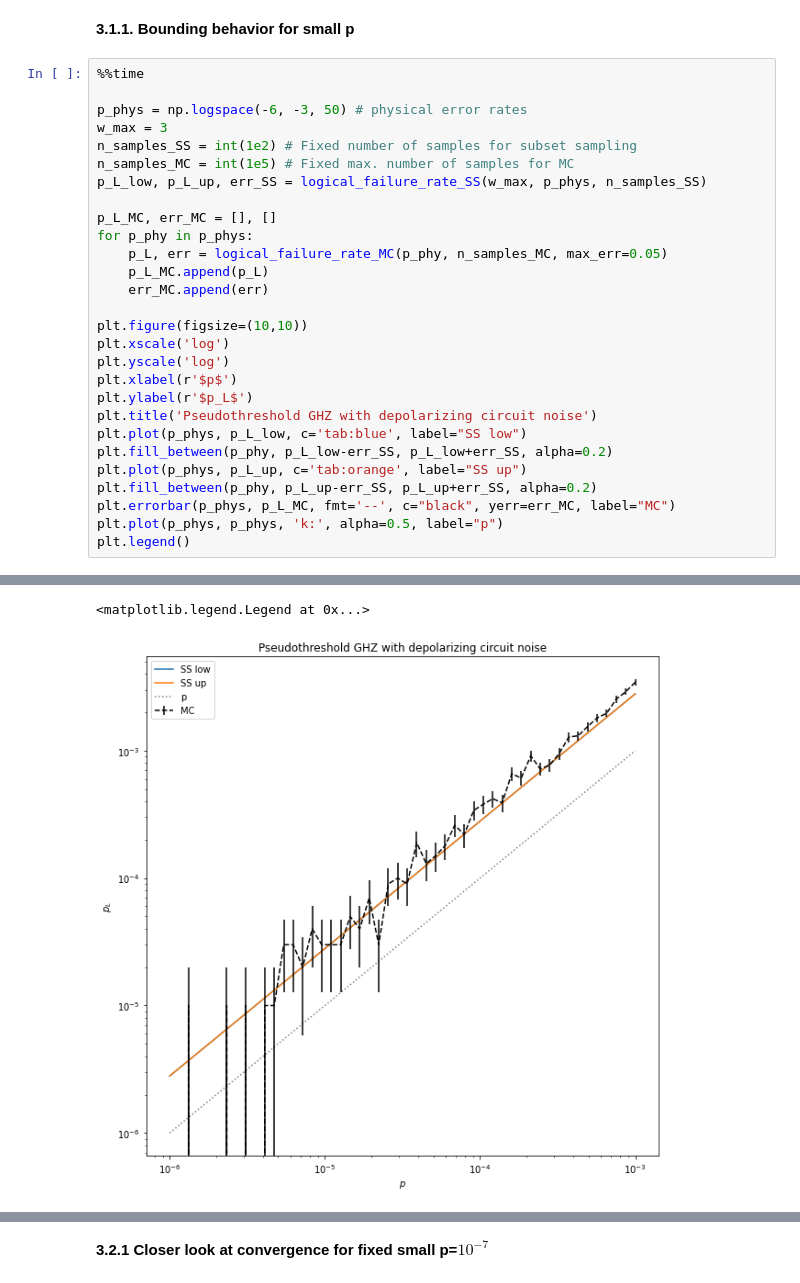
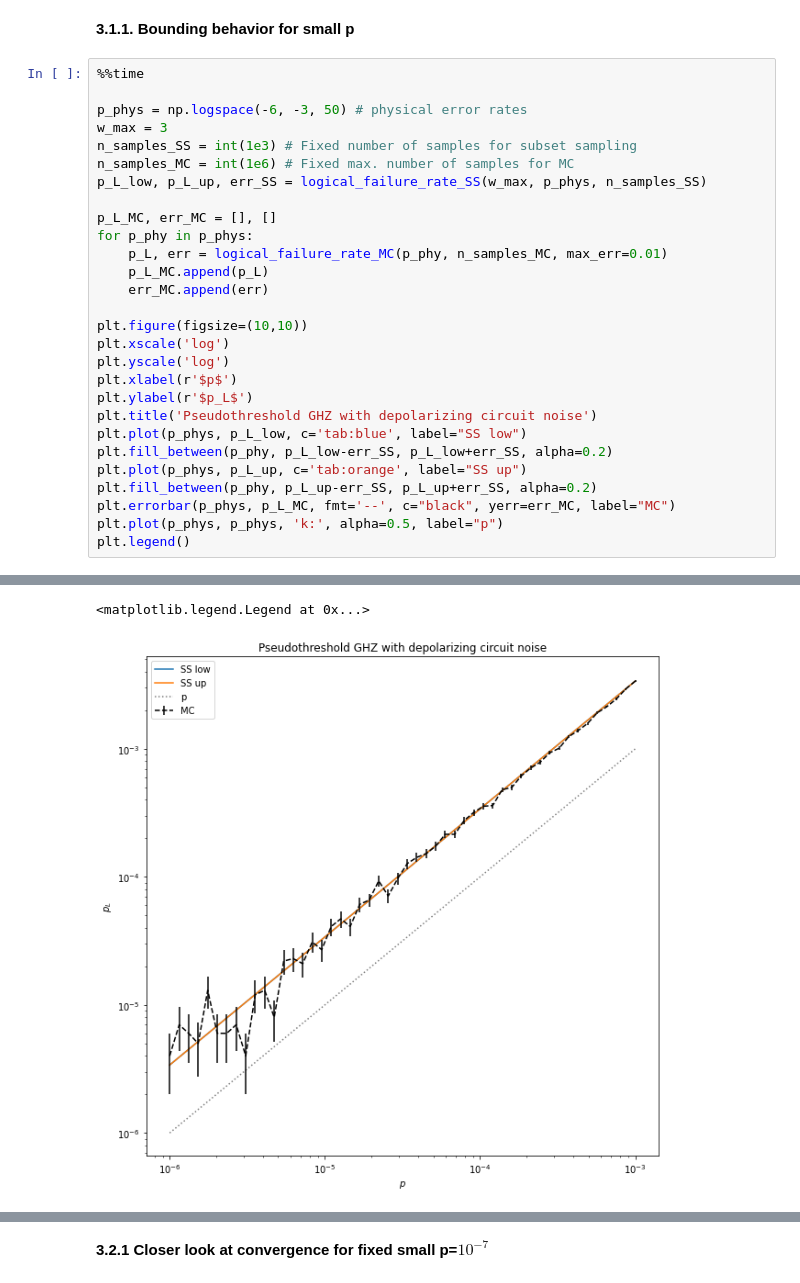
Before and after one commit to dpwinter/PECOS_WS_solutions, a Jupyter notebook: subset_sampling.ipynb, the cells around one changed output, grey strips where cells are left out. Saved outputs shown, nothing was run; the diff lists cells and outputs as text.

```diff
--- a/subset_sampling.ipynb
+++ b/subset_sampling.ipynb
@@ -330,13 +330,13 @@ Wall time: 1min 12s
 
 p_phys = np.logspace(-6, -3, 50) # physical error rates
 w_max = 3
-n_samples_SS = int(1e2) # Fixed number of samples for subset sampling
-n_samples_MC = int(1e5) # Fixed max. number of samples for MC
+n_samples_SS = int(1e3) # Fixed number of samples for subset sampling
+n_samples_MC = int(1e6) # Fixed max. number of samples for MC
 p_L_low, p_L_up, err_SS = logical_failure_rate_SS(w_max, p_phys, n_samples_SS)
 
 p_L_MC, err_MC = [], []
 for p_phy in p_phys:
-    p_L, err = logical_failure_rate_MC(p_phy, n_samples_MC, max_err=0.05)
+    p_L, err = logical_failure_rate_MC(p_phy, n_samples_MC, max_err=0.01)
     p_L_MC.append(p_L)
     err_MC.append(err)
 
@@ -359,3 +359,3 @@ Wall time: 8min 13s
 <matplotlib.legend.Legend at 0x...>
-[figure, old version]
+[figure, new version]
 # %% [markdown]
```
Also changed, not shown: parts of 4 cells of this notebook.
